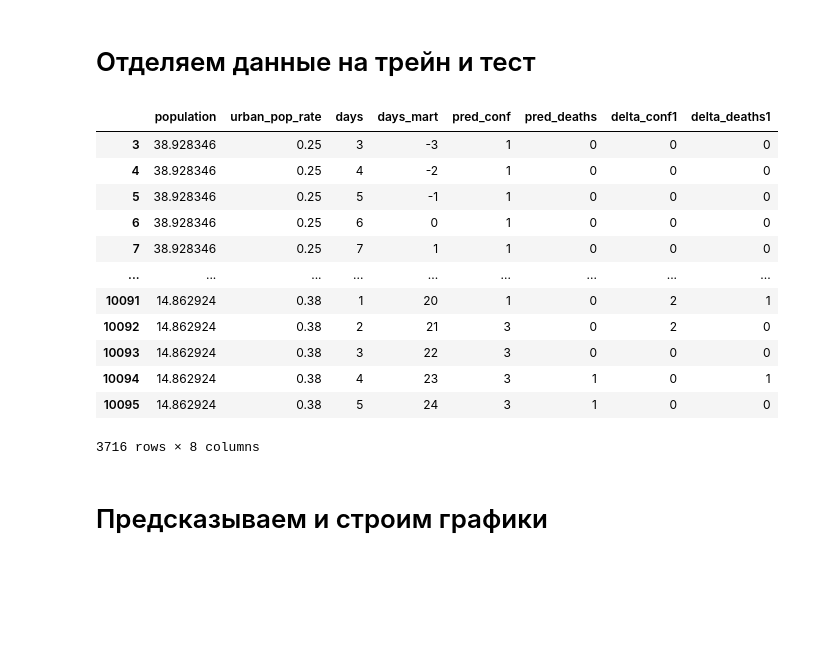
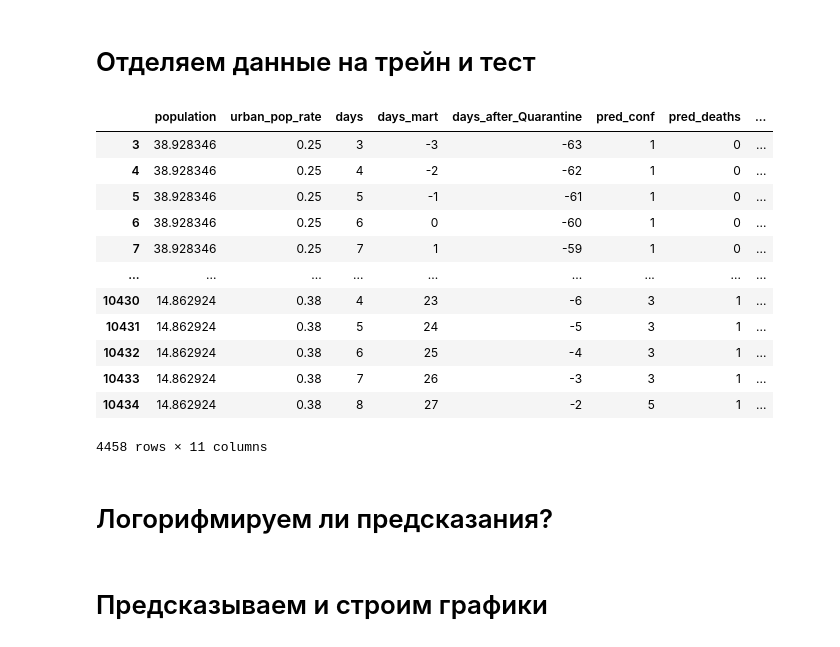
Before and after one commit to vlomme/sberbank-covid19-forecast-2020, a Jupyter notebook: covid_simple.ipynb, the cells around one changed output. Cells and saved outputs as stored; diff of their text form; code cells hidden in the pictures; blank space fills up the shorter version.

```diff
--- a/covid_simple.ipynb
+++ b/covid_simple.ipynb
@@ -77,11 +135,13 @@ data2 = data2[data2.confirmed != 0]
 # Считаем дни от первого больного
 data2["date"] = pd.to_datetime(data2.date)
 data2 = data2[(data2["date"]<pd.to_datetime("2020-05-1")) & ((data2["date"]>pd.to_datetime("2020-04-1")) | (data2.confirmed !=-1))]
-data4 = data2[["ccse_name","date"]].groupby("ccse_name").min()
+data4 = data2[["countries","date"]].groupby("countries").min()
 data4.columns = ["Date_min"]
-data2 = data2.merge(data4, how = 'left', left_on='ccse_name', right_on='ccse_name')
+data2 = data2.merge(data4, how = 'left', left_on='countries', right_on='countries')
 data2["days"] = (data2.date - data2.Date_min).dt.days
 data2["days_mart"] = (data2.date - pd.to_datetime("2020-03-1")).dt.days
+data2["days_after_Quarantine"] = (data2.date - pd.to_datetime(data2.Quarantine)).dt.days
+
 data2.drop(['date','Date_min'], axis='columns',inplace=True)
 data2 = data2.dropna(axis='index', how='any')
 data2
@@ -114,0 +164,13 @@ See the caveats in the documentation: https://pandas.pydata.org/pandas-docs/stab
+# %%
+old_con = data2["confirmed"].iloc[:-1]
+old_con2 = data2["deaths"].iloc[:-1]
+data2 = data2.iloc[1:]
+data2["pred_conf"] = old_con.values
+data2["pred_deaths"] = old_con2.values
+data2 = data2.iloc[1:]
+data2["delta_conf1"] = old_con.values[1:] - old_con.values[:-1]
+data2["delta_deaths1"] = old_con2.values[1:] - old_con2.values[:-1]
+data2 = data2.iloc[1:]
+data2["delta_conf2"] = old_con.values[2:] - old_con.values[:-2]
+data2["delta_deaths2"] = old_con2.values[2:] - old_con2.values[:-2]
+data2[data2.iso_alpha2 == "RU"].iloc[50:70]
@@ -115,47 +205,52 @@ See the caveats in the documentation: https://pandas.pydata.org/pandas-docs/stab
 # %% [markdown]
 # Отделяем данные на трейн и тест
 # %%
-#Выберите день начала приватных данных
-days_x = 25
+#Выберите день начала приватных данных начиная с 1 марта
+days_x = 28
+
+
+log_labels = False
 
 #Удаляем ненужные фичи
-#data3 = data2.drop(['world_share','urban_pop_rate','population', 'migrants','median_age','land_area','fertility_rate','density'], axis='columns')
-data3 = data2.drop(['world_share', 'migrants','median_age','land_area','fertility_rate','density'], axis='columns')
-#data3 = data2.drop(['delta_deaths2','delta_deaths1','pred_deaths'], axis='columns')
+#data3 = data2.drop(['Quarantine','world_share','urban_pop_rate','population', 'migrants','median_age','land_area','fertility_rate','density','delta_deaths2','delta_deaths1','pred_deaths'], axis='columns')
+data3 = data2.drop(['Quarantine','world_share', 'migrants','median_age','land_area','fertility_rate','density'], axis='columns')
+#data3 = data2.drop(['Quarantine','delta_deaths2','delta_deaths1','pred_deaths'], axis='columns')
 data3.population = data3.population/10**6
 
 #Представляем страны в one_hot
 #one_hot = pd.get_dummies(data3['iso_alpha2'])
 #data3 = data3.join(one_hot)
 
 #Отделяем пару стран на тест
-data_France = data3[(data3.ccse_name == 'France') & (data3.confirmed > 0)]
-data_Russia = data3[(data3.ccse_name == 'Russia') & (data3.confirmed > 0)]
+data_France = data3[(data3.countries == 'France') & (data3.confirmed > 0)]
+data_Russia = data3[(data3.countries == 'Russia') & (data3.confirmed > 0)]
 
 #Приватные данные
 new_data = data3[data2.days_mart >= days_x]
 old_data = data3[data2.days_mart < days_x]
-old_data = old_data[(old_data.ccse_name != 'Russia')&(old_data.ccse_name != 'France')]
+old_data = old_data[(old_data.countries != 'Russia')&(old_data.countries != 'France')]
 
 #Логорифмируем предсказания
 #old_data["confirmed"] = log(old_data.confirmed)
 
 #Убираем ответ из данных
 train_labels = old_data.confirmed
 train_death = old_data.deaths
-train_data = old_data.drop(['iso_alpha2','confirmed','ccse_name','deaths'], axis='columns')
+train_data = old_data.drop(['iso_alpha2','confirmed','countries','deaths'], axis='columns')
 train_data
 # %% [output]
-|  | population | urban_pop_rate | days | days_mart | pred_conf | pred_deaths | delta_conf1 | delta_deaths1 |
-| 3 | 38.928346 | 0.25 | 3 | -3 | 1 | 0 | 0 | 0 |
-| 4 | 38.928346 | 0.25 | 4 | -2 | 1 | 0 | 0 | 0 |
-| 5 | 38.928346 | 0.25 | 5 | -1 | 1 | 0 | 0 | 0 |
-| 6 | 38.928346 | 0.25 | 6 | 0 | 1 | 0 | 0 | 0 |
-| 7 | 38.928346 | 0.25 | 7 | 1 | 1 | 0 | 0 | 0 |
+|  | population | urban_pop_rate | days | days_mart | days_after_Quarantine | pred_conf | pred_deaths | ... |
+| 3 | 38.928346 | 0.25 | 3 | -3 | -63 | 1 | 0 | ... |
+| 4 | 38.928346 | 0.25 | 4 | -2 | -62 | 1 | 0 | ... |
+| 5 | 38.928346 | 0.25 | 5 | -1 | -61 | 1 | 0 | ... |
+| 6 | 38.928346 | 0.25 | 6 | 0 | -60 | 1 | 0 | ... |
+| 7 | 38.928346 | 0.25 | 7 | 1 | -59 | 1 | 0 | ... |
 | ... | ... | ... | ... | ... | ... | ... | ... | ... |
-| 10091 | 14.862924 | 0.38 | 1 | 20 | 1 | 0 | 2 | 1 |
-| 10092 | 14.862924 | 0.38 | 2 | 21 | 3 | 0 | 2 | 0 |
-| 10093 | 14.862924 | 0.38 | 3 | 22 | 3 | 0 | 0 | 0 |
-| 10094 | 14.862924 | 0.38 | 4 | 23 | 3 | 1 | 0 | 1 |
-| 10095 | 14.862924 | 0.38 | 5 | 24 | 3 | 1 | 0 | 0 |
+| 10430 | 14.862924 | 0.38 | 4 | 23 | -6 | 3 | 1 | ... |
+| 10431 | 14.862924 | 0.38 | 5 | 24 | -5 | 3 | 1 | ... |
+| 10432 | 14.862924 | 0.38 | 6 | 25 | -4 | 3 | 1 | ... |
+| 10433 | 14.862924 | 0.38 | 7 | 26 | -3 | 3 | 1 | ... |
+| 10434 | 14.862924 | 0.38 | 8 | 27 | -2 | 5 | 1 | ... |
-3716 rows × 8 columns
+4458 rows × 11 columns
+# %% [markdown]
+# Логорифмируем ли предсказания?
```
Also changed, not shown: parts of 60 cells of this notebook.
